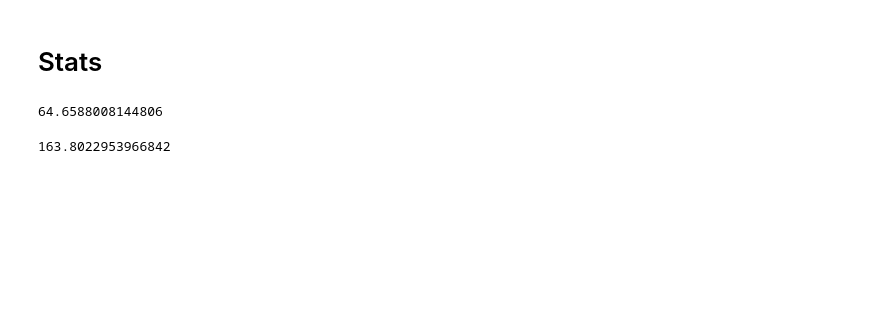
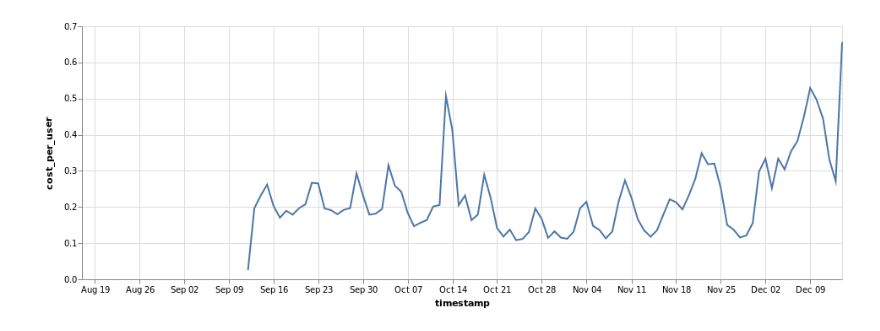
Before and after one commit to berkeley-dsep-infra/datahub-usage-analysis, a Jupyter notebook: notebooks/03-visualize-cost-and-usage.ipynb, the cells around one changed output. Saved outputs shown, nothing was run; the diff lists cells and outputs as text; code cells hidden in the pictures; blank space fills up the shorter version.

```diff
--- a/notebooks/03-visualize-cost-and-usage.ipynb
+++ b/notebooks/03-visualize-cost-and-usage.ipynb
@@ -33,0 +29,20 @@ daily_cost = cost.resample('D').sum()
+# %%
+# Cost per day, in PST
+cost = pd.read_json('../data/processed/fall-2018/cloud-costs.jsonl', lines=True)
+
+cost = cost.set_index('start_time')
+cost = cost.drop(columns=['end_time'])
+# Pandas' read_json reads dates in as UTC, but since our *actual* dates for cloud costs are in PST, we convert back
+cost = cost.tz_localize('UTC')
+cost = cost.tz_convert('US/Pacific')
+
+# Only between start and end of semester
+cost = cost[cost.index > semester_start][cost.index < semester_end]
+# We only use indexing timestamps to make the tz_localize easier.
+# after that, we drop it to make everything else easier
+cost = cost.reset_index()
+
+# Fill in any missing data before beginning of date
+missing_dates = pd.date_range(semester_start, cost.start_time.min(), name='start_time')
+missing_dates_cost = pd.DataFrame(missing_dates, np.full(len(missing_dates), np.nan), columns={'start_time', 'cost'})
+cost = cost.append(missing_dates_cost)
@@ -34,4 +83,6 @@ daily_cost = cost.resample('D').sum()
 # %%
 # Combine into a single dataframe based on day
-total = pd.merge(daily_usage.to_frame(), daily_cost.to_frame('cost'), left_index=True, right_index=True)
-total.index.name = 'date'
+total = pd.merge(daily_active_users, cost, how='outer', left_on='timestamp', right_on='start_time').drop(columns=['start_time'])
+
+# Calculate daily cost per user
+total['cost_per_user'] = total['cost'] / total['user']
@@ -81,13 +89,7 @@ ax.set(xlabel='n daily users', ylabel='daily cost per user', title="cost per use
-# %% [markdown]
-# Stats
-# %%
-# Semester cost per user
-semester_cost_per_user = total['cost_per_user'].resample('W').sum().mean() * 18
-semester_cost_per_user
-# %% [output]
-64.6588008144806
-# %%
-# Annual cost per use
-total['cost_per_user'].resample('M').sum().mean() * 12
-# %% [output]
-163.8022953966842
+# %%
+alt.Chart(total, width=900).mark_line().encode(
+    x='timestamp',
+    y='cost_per_user'
+)
+# %% [output]
+[figure, added]
```
Also changed, not shown: parts of 28 cells of this notebook.
